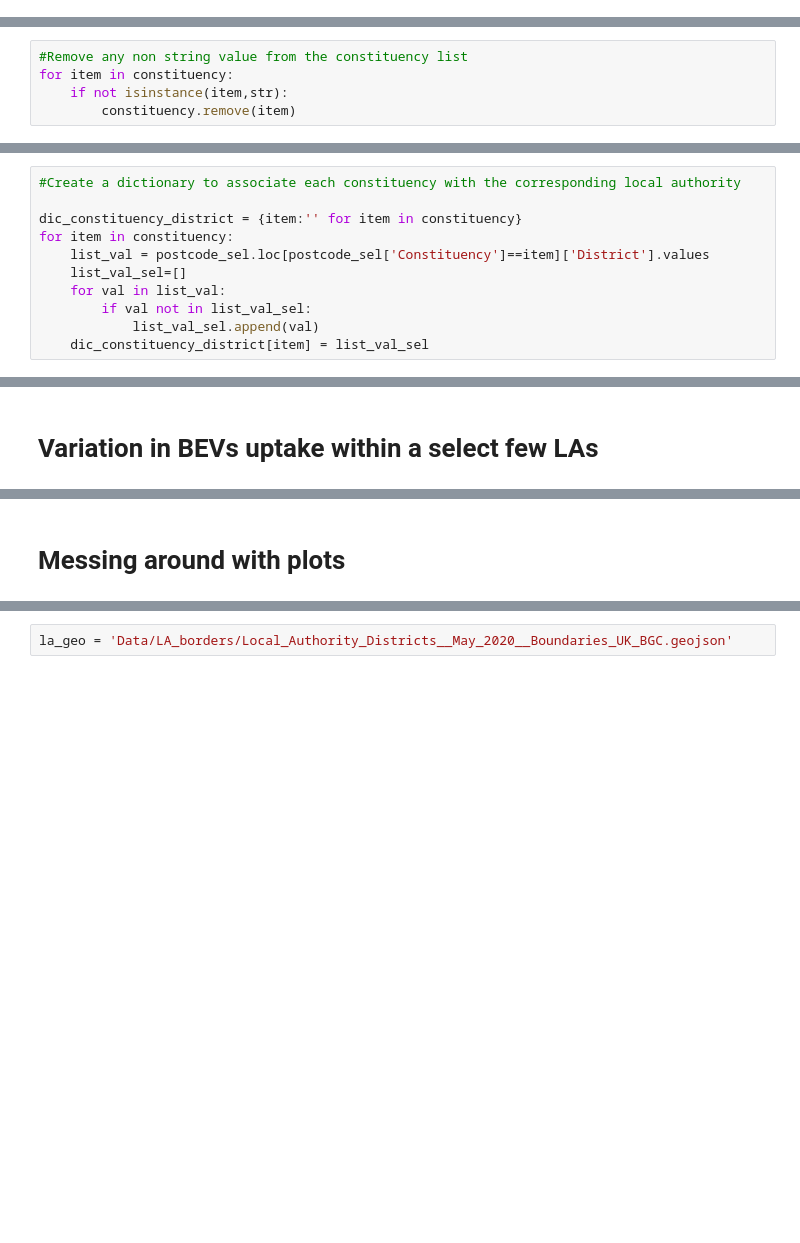
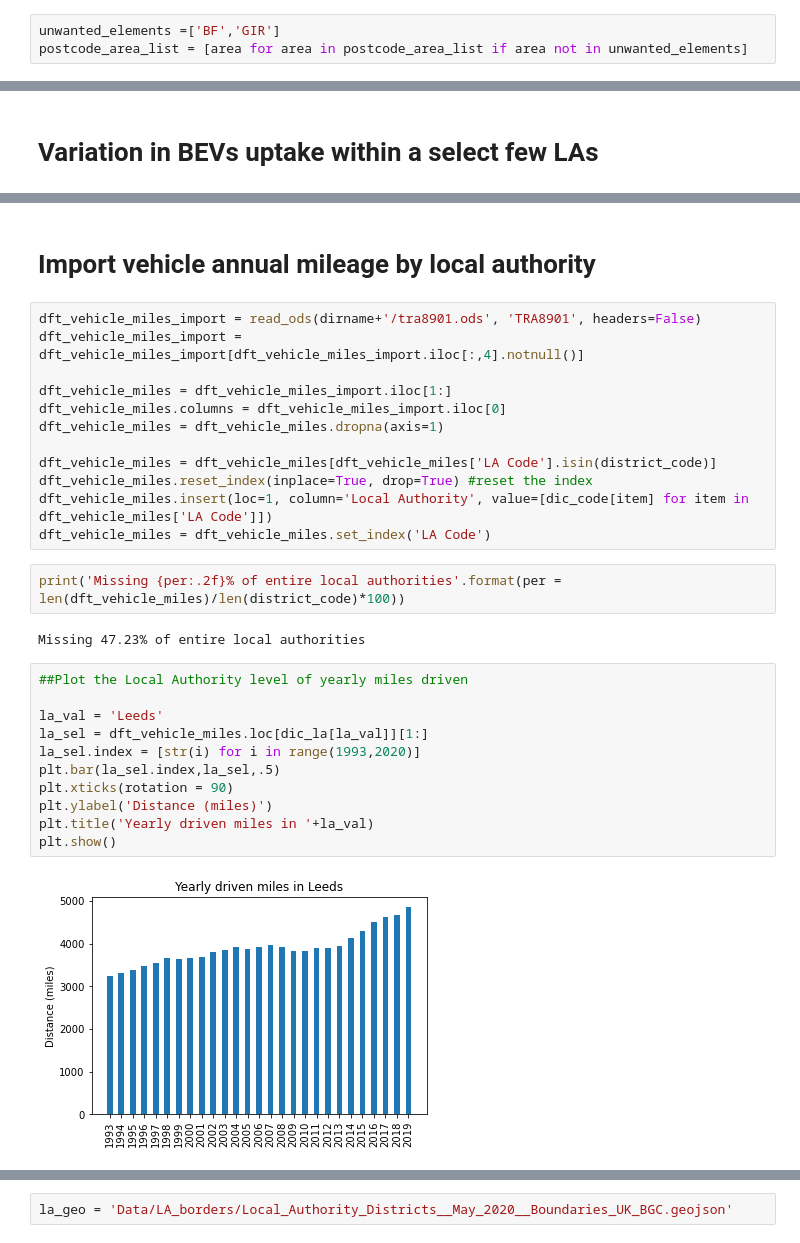
Before and after one commit to New-AutoMotive/local_authority_charging, a Jupyter notebook: EV and charging devices uptake.ipynb, the cells around one changed output, grey strips where cells are left out. Cells and saved outputs as stored; diff of their text form; blank space fills up the shorter version.

```diff
--- a/EV and charging devices uptake.ipynb
+++ b/EV and charging devices uptake.ipynb
@@ -214,0 +235,3 @@ postcode_district_number = len(postcode_sel['Postcode district'].unique())
+# %%
+unwanted_elements =['BF','GIR']
+postcode_area_list = [area for area in postcode_area_list if area not in unwanted_elements]
@@ -258,5 +320,0 @@ constituency = postcode_sel['Constituency'].unique().tolist()
-# %%
-#Remove any non string value from the constituency list
-for item in constituency:
-    if not isinstance(item,str):
-        constituency.remove(item)
@@ -292,17 +334,6 @@ for item in district:
 #Create a dictionary to associate each Local Authority with the corresponding population
 
 dic_dist_population = {item:int(postcode_sel.loc[postcode_sel['District']==item]['Population'].sum()) for item in district}
-# %%
-#Create a dictionary to associate each constituency with the corresponding local authority
-
-dic_constituency_district = {item:'' for item in constituency}
-for item in constituency:
-    list_val = postcode_sel.loc[postcode_sel['Constituency']==item]['District'].values
-    list_val_sel=[]
-    for val in list_val:
-        if val not in list_val_sel:
-            list_val_sel.append(val)
-    dic_constituency_district[item] = list_val_sel
 # %% [markdown]
 # Import public charging devices data
 # %% [markdown]
@@ -828,2 +678,31 @@ plt.show()
-# %% [markdown]
-# Messing around with plots
+# %% [markdown]
+# Import vehicle annual mileage by local authority
+# %%
+dft_vehicle_miles_import = read_ods(dirname+'/tra8901.ods', 'TRA8901', headers=False)
+dft_vehicle_miles_import = dft_vehicle_miles_import[dft_vehicle_miles_import.iloc[:,4].notnull()]
+
+dft_vehicle_miles = dft_vehicle_miles_import.iloc[1:]
+dft_vehicle_miles.columns = dft_vehicle_miles_import.iloc[0]
+dft_vehicle_miles = dft_vehicle_miles.dropna(axis=1)
+
+dft_vehicle_miles = dft_vehicle_miles[dft_vehicle_miles['LA Code'].isin(district_code)]
+dft_vehicle_miles.reset_index(inplace=True, drop=True) #reset the index
+dft_vehicle_miles.insert(loc=1, column='Local Authority', value=[dic_code[item] for item in dft_vehicle_miles['LA Code']])
+dft_vehicle_miles = dft_vehicle_miles.set_index('LA Code')
+# %%
+print('Missing {per:.2f}% of entire local authorities'.format(per = len(dft_vehicle_miles)/len(district_code)*100))
+# %% [output]
+Missing 47.23% of entire local authorities
+# %%
+##Plot the Local Authority level of yearly miles driven
+
+la_val = 'Leeds'
+la_sel = dft_vehicle_miles.loc[dic_la[la_val]][1:]
+la_sel.index = [str(i) for i in range(1993,2020)]
+plt.bar(la_sel.index,la_sel,.5)
+plt.xticks(rotation = 90)
+plt.ylabel('Distance (miles)')
+plt.title('Yearly driven miles in '+la_val)
+plt.show()
+# %% [output]
+[figure, added]
```
Also changed, not shown: parts of 76 cells of this notebook, 1 other file.
